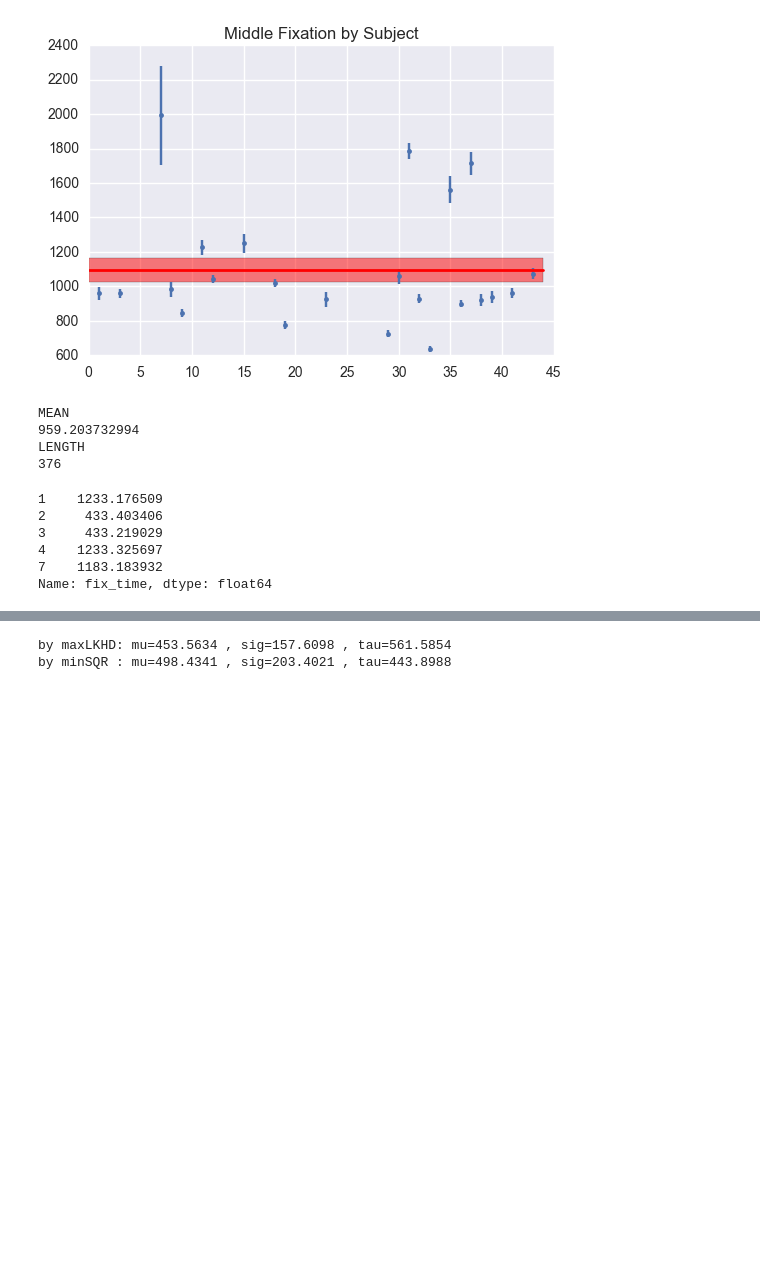
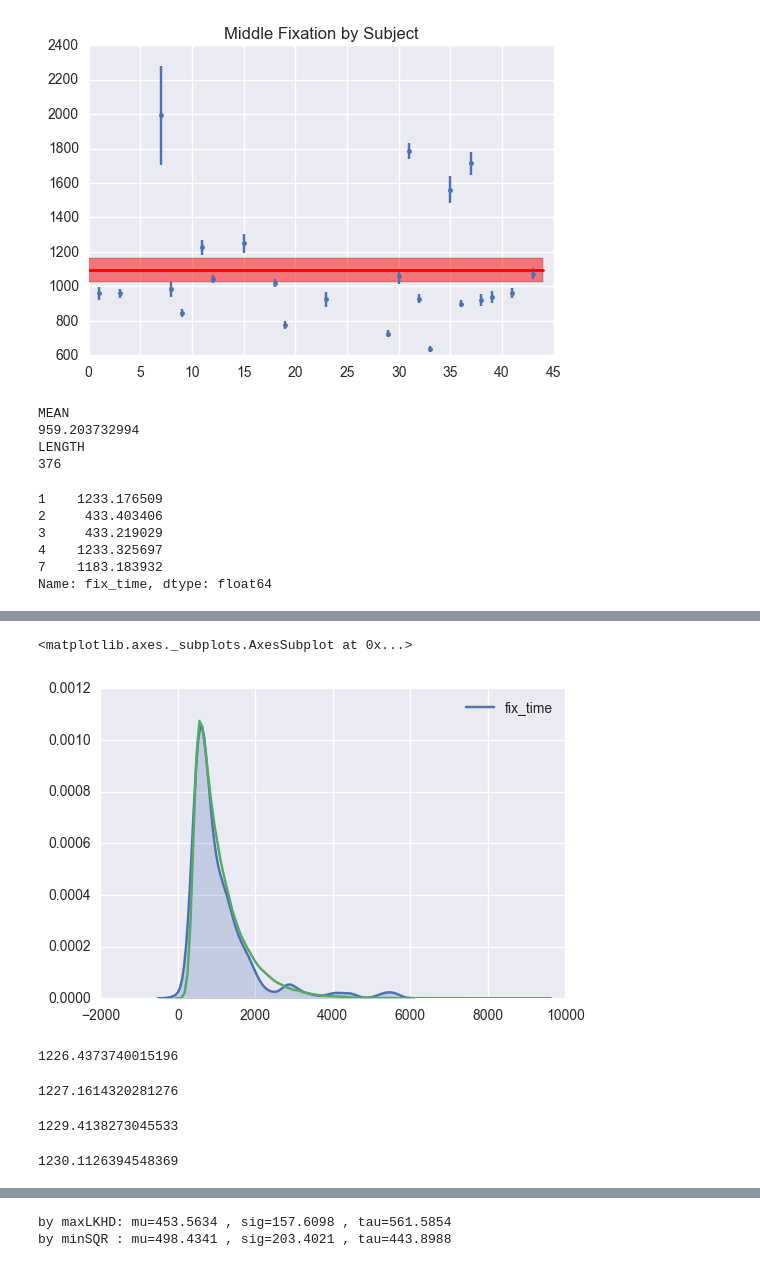
Before and after one commit to danieljwilson/MADE_niagara, a Jupyter notebook: jupyter/RT Fitting.ipynb, the cells around one changed output, grey strips where cells are left out. Cells and saved outputs as stored; diff of their text form; code cells hidden in the pictures; blank space fills up the shorter version.

```diff
--- a/jupyter/RT Fitting.ipynb
+++ b/jupyter/RT Fitting.ipynb
@@ -226,0 +236,21 @@ Name: fix_time, dtype: float64
+# %%
+%%time
+first_fix_synth_dist = {}
+N = 100000 # number of samples
+
+for sub in subj_first_fix.keys():
+    x = subj_first_fix[sub].tolist()
+    [mlk, slk, tlk] =maxLKHD(x)
+    sample = [drand_exg(mlk, slk , tlk) for ii in xrange(N)]
+    sample = np.asarray(sample, dtype=np.int16)
+    first_fix_synth_dist[sub] = sample
+
+mid_fix_synth_dist = {}
+N = 1000000 # number of samples
+
+for sub in subj_mid_fix.keys():
+    x = subj_mid_fix[sub].tolist()
+    [mlk, slk, tlk] =maxLKHD(x)
+    sample = [drand_exg(mlk, slk , tlk) for ii in xrange(N)]
+    sample = np.asarray(sample, dtype=np.int16) # keeps it smaller...values up to 32000
+    mid_fix_synth_dist[sub] = sample
@@ -226,0 +437,6 @@ Name: fix_time, dtype: float64
+# %%
+sns.kdeplot(subj_first_fix[1], shade=True)
+sns.kdeplot(first_fix_synth_dist[1])
+# %% [output]
+<matplotlib.axes._subplots.AxesSubplot at 0x...>
+[figure, added]
@@ -227 +445,17 @@ Name: fix_time, dtype: float64
+# %%
+np.mean(subj_mid_fix[i])
+# %% [output]
+1226.4373740015196
+# %%
+np.mean(mid_fix_synth_dist[i])
+# %% [output]
+1227.1614320281276
+# %%
+np.mean(subj_first_fix[i])
+# %% [output]
+1229.4138273045533
+# %%
+np.mean(first_fix_synth_dist[i])
+# %% [output]
+1230.1126394548369
 # %%
```
Also changed, not shown: parts of 41 cells of this notebook, 2 other files.
